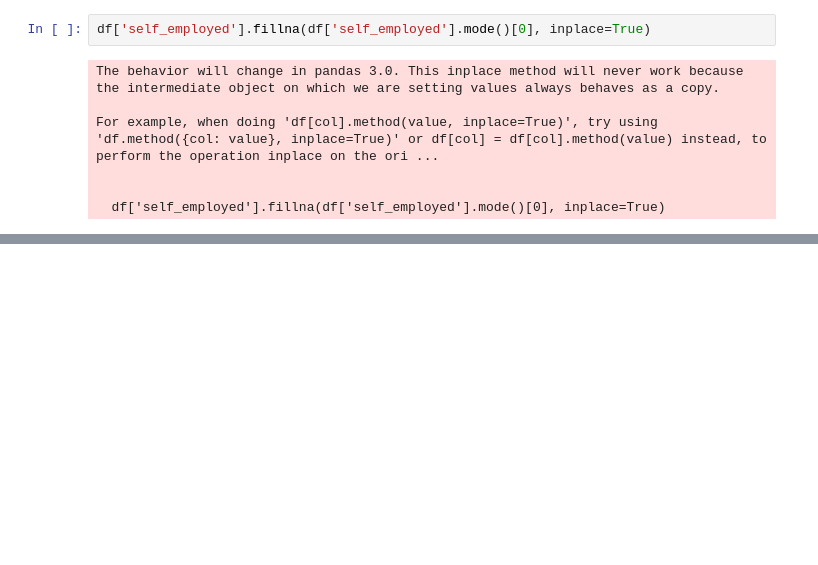
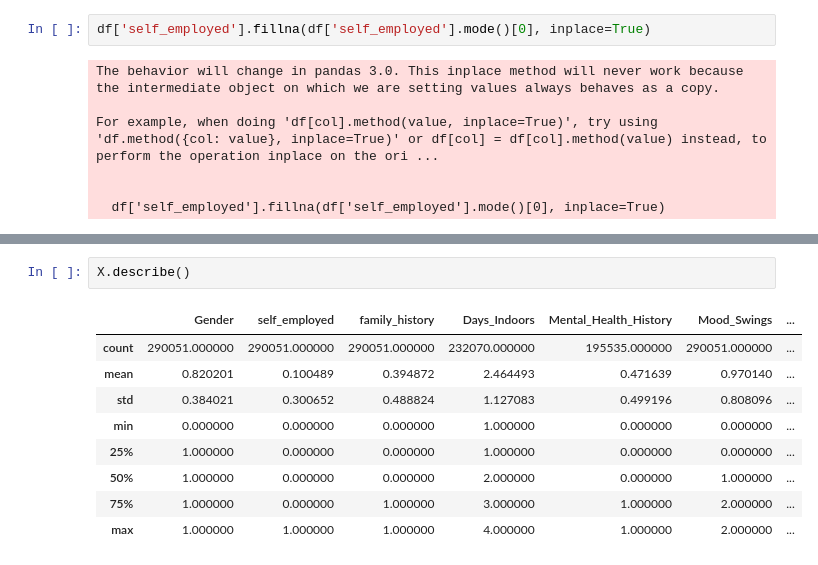
Before and after one commit to MDRobiulhassan/Ecommerce-Fraud-Detection, a Jupyter notebook: Mental_Health.ipynb, the cells around one changed output, grey strips where cells are left out. Cells and saved outputs as stored; diff of their text form; blank space fills up the shorter version.

```diff
--- a/Mental_Health.ipynb
+++ b/Mental_Health.ipynb
@@ -110,0 +252,12 @@ For example, when doing 'df[col].method(value, inplace=True)', try using 'df.met
+# %%
+X.describe()
+# %% [output]
+|  | Gender | self_employed | family_history | Days_Indoors | Mental_Health_History | Mood_Swings | ... |
+| count | 290051.000000 | 290051.000000 | 290051.000000 | 232070.000000 | 195535.000000 | 290051.000000 | ... |
+| mean | 0.820201 | 0.100489 | 0.394872 | 2.464493 | 0.471639 | 0.970140 | ... |
+| std | 0.384021 | 0.300652 | 0.488824 | 1.127083 | 0.499196 | 0.808096 | ... |
+| min | 0.000000 | 0.000000 | 0.000000 | 1.000000 | 0.000000 | 0.000000 | ... |
+| 25% | 1.000000 | 0.000000 | 0.000000 | 1.000000 | 0.000000 | 0.000000 | ... |
+| 50% | 1.000000 | 0.000000 | 0.000000 | 2.000000 | 0.000000 | 1.000000 | ... |
+| 75% | 1.000000 | 0.000000 | 1.000000 | 3.000000 | 1.000000 | 2.000000 | ... |
+| max | 1.000000 | 1.000000 | 1.000000 | 4.000000 | 1.000000 | 2.000000 | ... |
```
Also changed, not shown: parts of 18 cells of this notebook.
